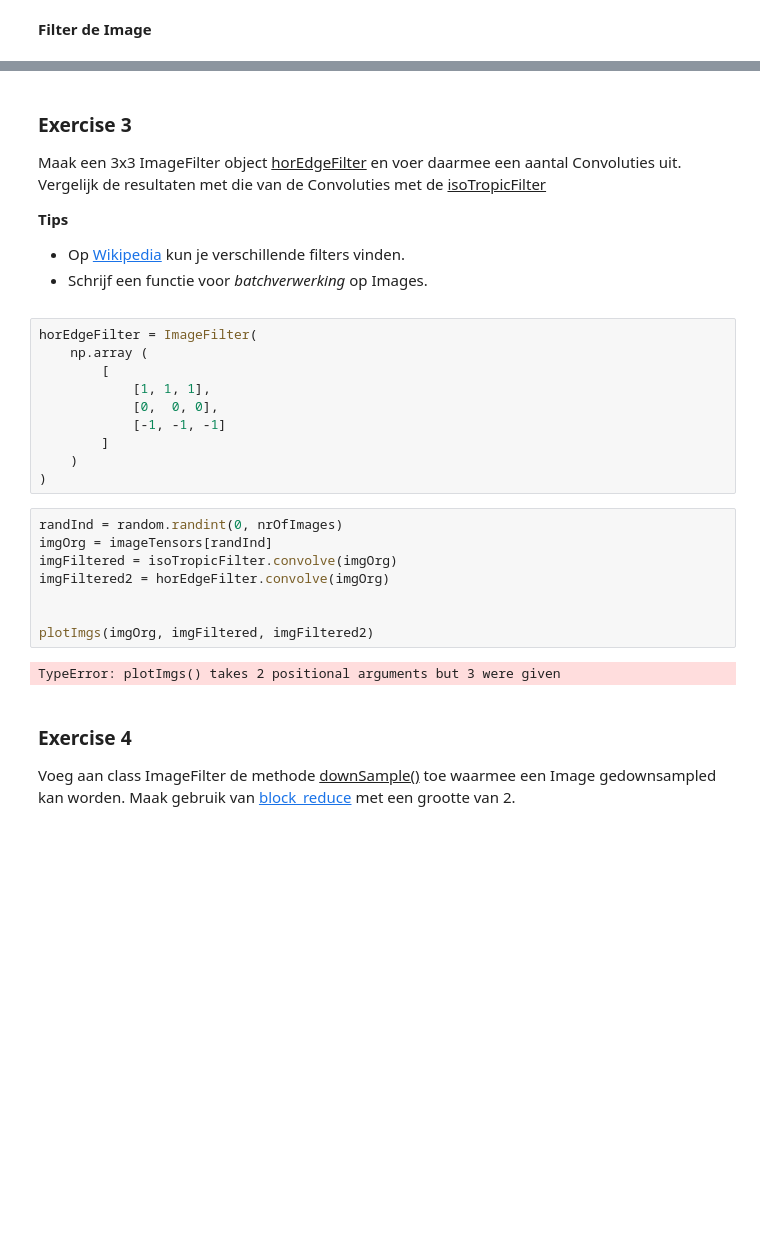
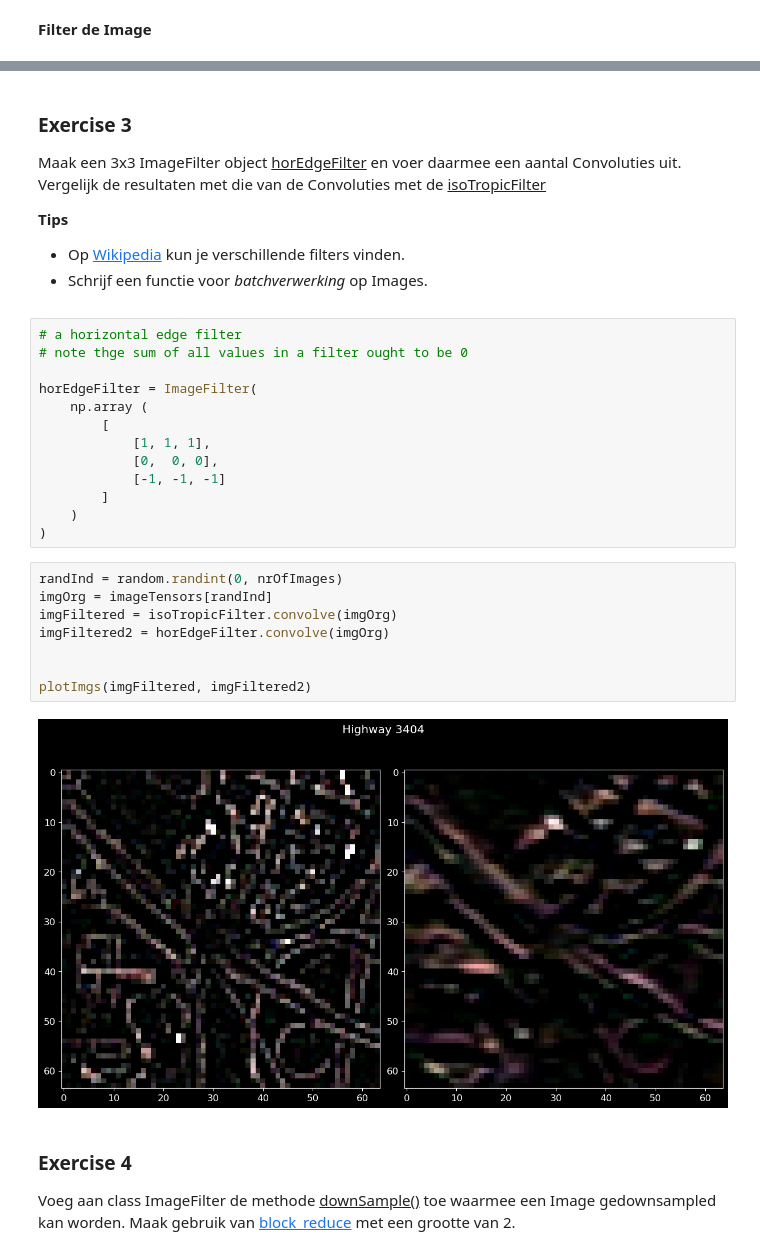
Before and after one commit to ArachDyrr/Make_AI_Work_3, a Jupyter notebook: practica/01. Beeldherkenning/Practicum/image_procssing/numpy/numpy_opdracht2.ipynb, the cells around one changed output, grey strips where cells are left out. Cells and saved outputs as stored; diff of their text form; blank space fills up the shorter version.

```diff
--- a/practica/01. Beeldherkenning/Practicum/image_procssing/numpy/numpy_opdracht2.ipynb
+++ b/practica/01. Beeldherkenning/Practicum/image_procssing/numpy/numpy_opdracht2.ipynb
@@ -228,11 +231,14 @@ plotImgs(imgOrg, imgFiltered)
 <p>
     <strong>Tips</strong>
     <ul>
-        <li>Op <a href="https://en.wikipedia.org/wiki/Kernel_(image_processing">Wikipedia</a> kun je verschillende filters vinden.</li>
+        <li>Op <a href="https://en.wikipedia.org/wiki/Kernel_(image_processing)">Wikipedia</a> kun je verschillende filters vinden.</li>
         <li>Schrijf een functie voor <i>batchverwerking</i> op Images.</li>
     </ul>
 </p>
 # %%
+# a horizontal edge filter
+# note thge sum of all values in a filter ought to be 0
+
 horEdgeFilter = ImageFilter(
     np.array (
         [
@@ -245,13 +251,13 @@ horEdgeFilter = ImageFilter(
 # %%
 randInd = random.randint(0, nrOfImages)
 imgOrg = imageTensors[randInd]
 imgFiltered = isoTropicFilter.convolve(imgOrg)
 imgFiltered2 = horEdgeFilter.convolve(imgOrg)
 
 
-plotImgs(imgOrg, imgFiltered, imgFiltered2)
+plotImgs(imgFiltered, imgFiltered2)
 # %% [output]
-TypeError: plotImgs() takes 2 positional arguments but 3 were given
+[figure, added]
 # %% [markdown]
 <h3>Exercise 4</h3>
 <p>
```
Also changed, not shown: parts of 15 cells of this notebook.
